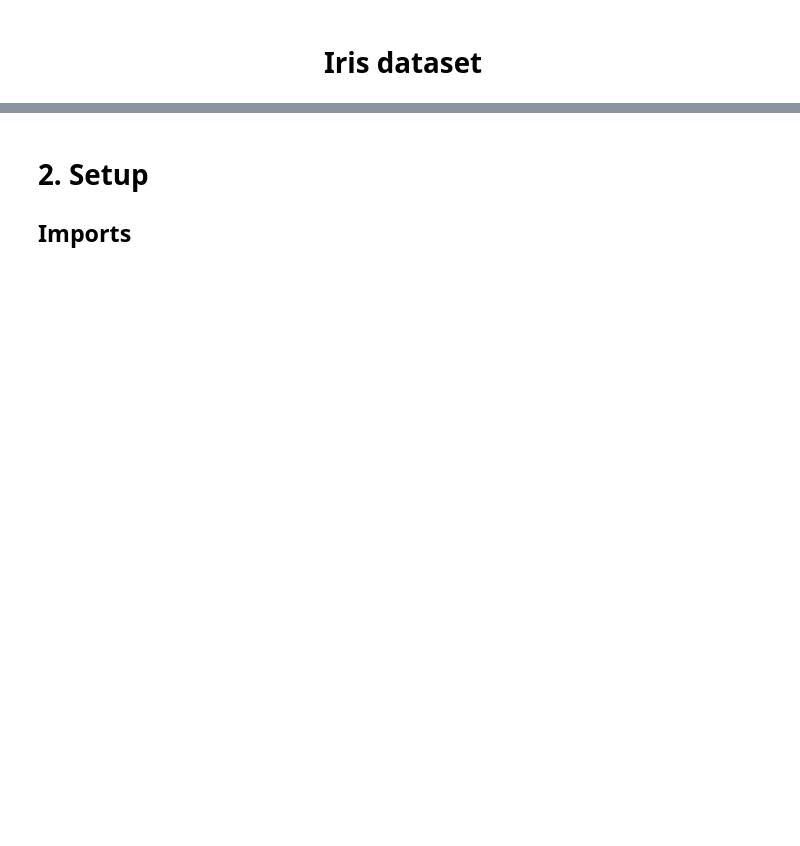
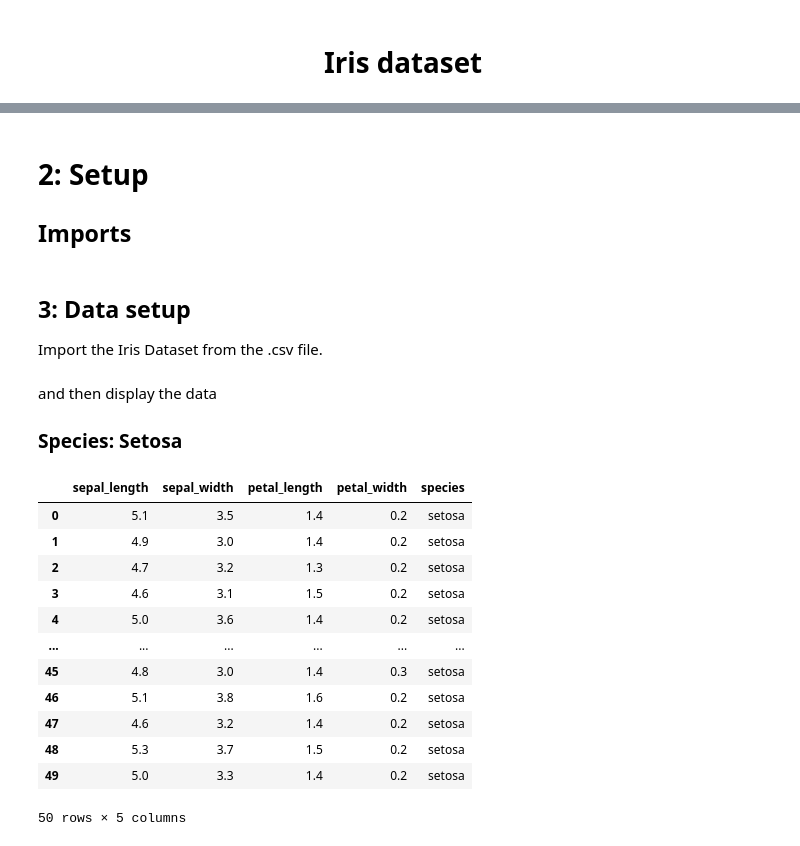
Before and after one commit to Mrlarkin24/Emerging-Technologies, a Jupyter notebook: Iris-Dataset.ipynb, the cells around one changed output, grey strips where cells are left out. Drawn from its saved outputs; the diff is of its cells as text; code cells hidden in the pictures; blank space fills up the shorter version.

Commit message:
Iris Dataset notebook complete

```diff
--- a/Iris-Dataset.ipynb
+++ b/Iris-Dataset.ipynb
@@ -20,7 +20,7 @@ For each of these species there are four measurements taken:
 - Sepple width
 - Sepple length
 # %% [markdown]
-# 2. Setup
+# 2: Setup
 ## Imports
 # %%
 # Import pandas for handling data set
@@ -33,0 +34,3 @@ import matplotlib.pyplot as plot
+# %% [markdown]
+## 3: Data setup
+Import the Iris Dataset from the .csv file.
@@ -33,0 +42,20 @@ import matplotlib.pyplot as plot
+# %% [markdown]
+and then display the data
+### Species: Setosa
+# %%
+# Displays setosas
+irisData.loc[irisData.loc[:, 'species'] == 'setosa']
+# %% [output]
+|  | sepal_length | sepal_width | petal_length | petal_width | species |
+| 0 | 5.1 | 3.5 | 1.4 | 0.2 | setosa |
+| 1 | 4.9 | 3.0 | 1.4 | 0.2 | setosa |
+| 2 | 4.7 | 3.2 | 1.3 | 0.2 | setosa |
+| 3 | 4.6 | 3.1 | 1.5 | 0.2 | setosa |
+| 4 | 5.0 | 3.6 | 1.4 | 0.2 | setosa |
+| ... | ... | ... | ... | ... | ... |
+| 45 | 4.8 | 3.0 | 1.4 | 0.3 | setosa |
+| 46 | 5.1 | 3.8 | 1.6 | 0.2 | setosa |
+| 47 | 4.6 | 3.2 | 1.4 | 0.2 | setosa |
+| 48 | 5.3 | 3.7 | 1.5 | 0.2 | setosa |
+| 49 | 5.0 | 3.3 | 1.4 | 0.2 | setosa |
+50 rows × 5 columns
```
Also changed, not shown: parts of 33 cells of this notebook.
